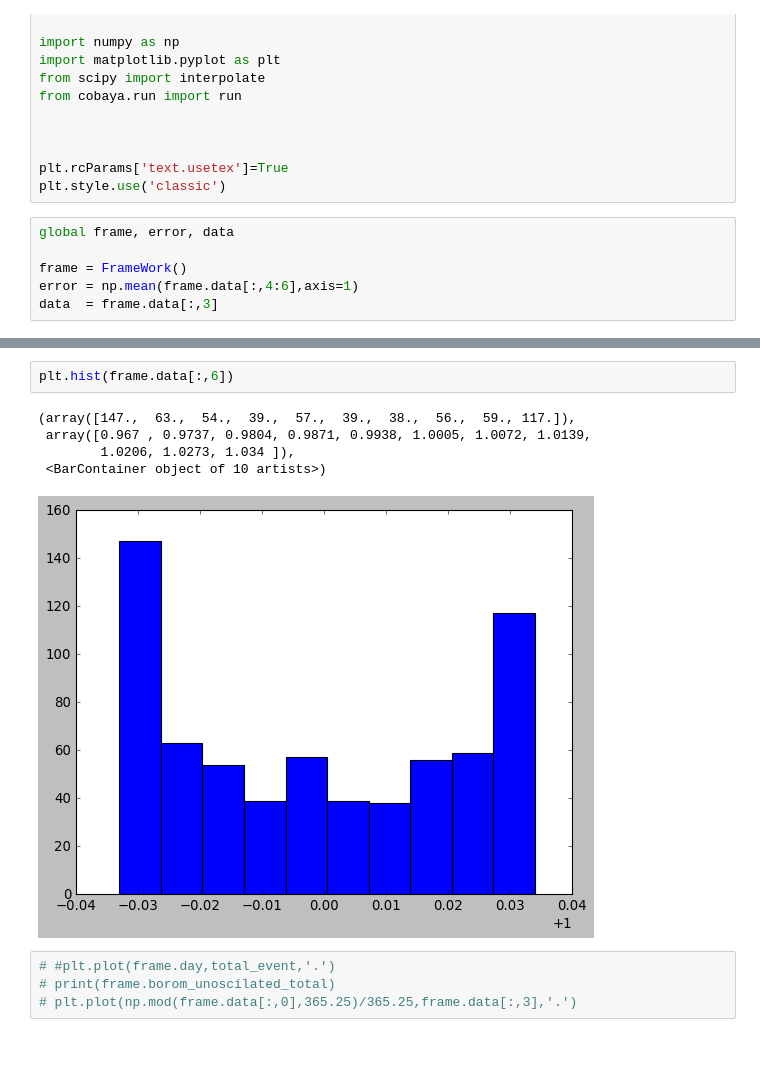
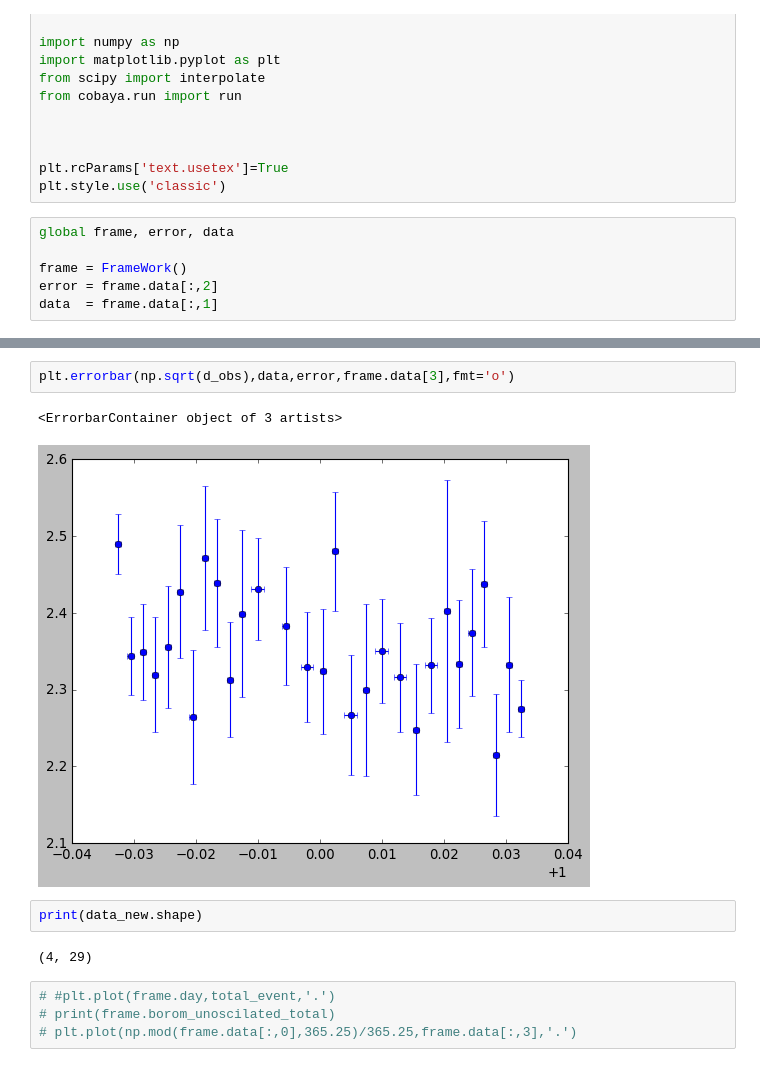
Before and after one commit to SaeedAnsarifard/NeuMod, a Jupyter notebook: Tutorial.ipynb, the cells around one changed output, grey strips where cells are left out. Drawn from its saved outputs; the diff is of its cells as text.

```diff
--- a/Tutorial.ipynb
+++ b/Tutorial.ipynb
@@ -17,5 +17,5 @@ plt.style.use('classic')
 global frame, error, data
 
 frame = FrameWork()
-error = np.mean(frame.data[:,4:6],axis=1)
-data  = frame.data[:,3]
+error = frame.data[:,2]
+data  = frame.data[:,1]
@@ -111,11 +83,12 @@ for i in range(0,len(d_unique)-1,2):
 # %%
-plt.hist(frame.data[:,6])
+plt.errorbar(np.sqrt(d_obs),data,error,frame.data[3],fmt='o')
 # %% [output]
-(array([147.,  63.,  54.,  39.,  57.,  39.,  38.,  56.,  59., 117.]),
- array([0.967 , 0.9737, 0.9804, 0.9871, 0.9938, 1.0005, 1.0072, 1.0139,
-        1.0206, 1.0273, 1.034 ]),
- <BarContainer object of 10 artists>)
+<ErrorbarContainer object of 3 artists>
-[figure, old version]
+[figure, new version]
+# %%
+print(data_new.shape)
+# %% [output]
+(4, 29)
 # %%
 # #plt.plot(frame.day,total_event,'.')
 # print(frame.borom_unoscilated_total)
```
Also changed, not shown: parts of 5 cells of this notebook, 2 other files.
